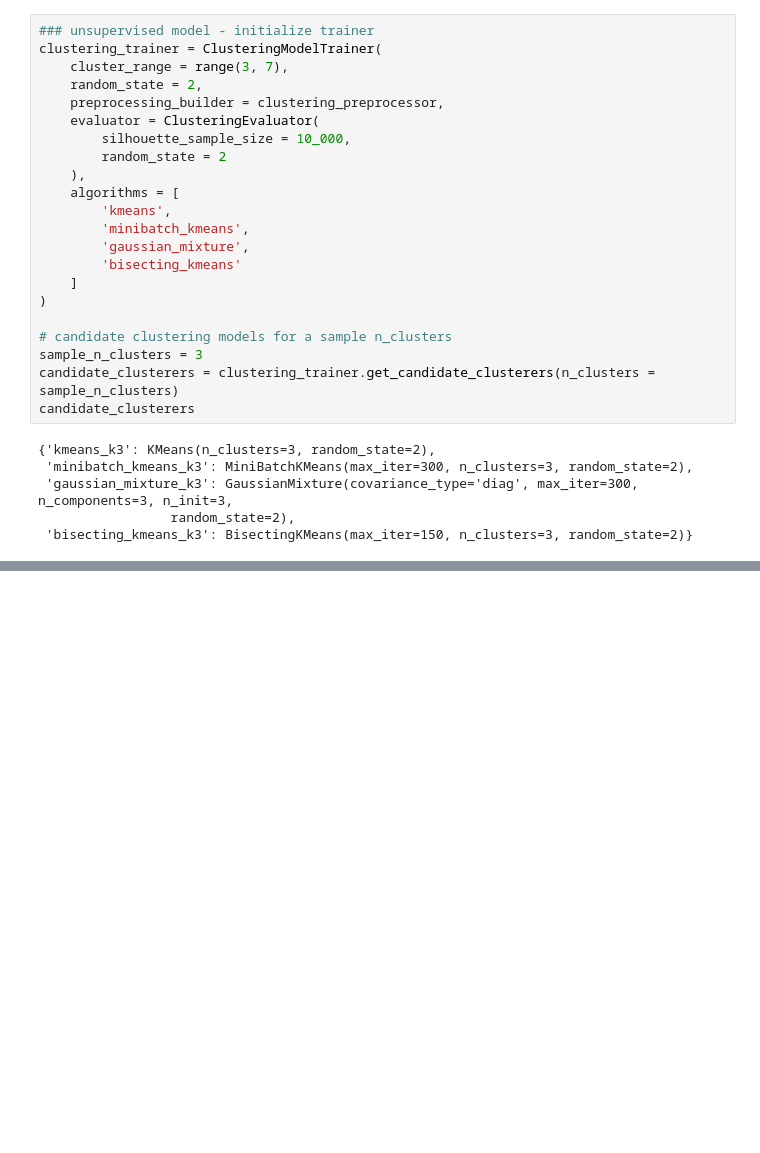
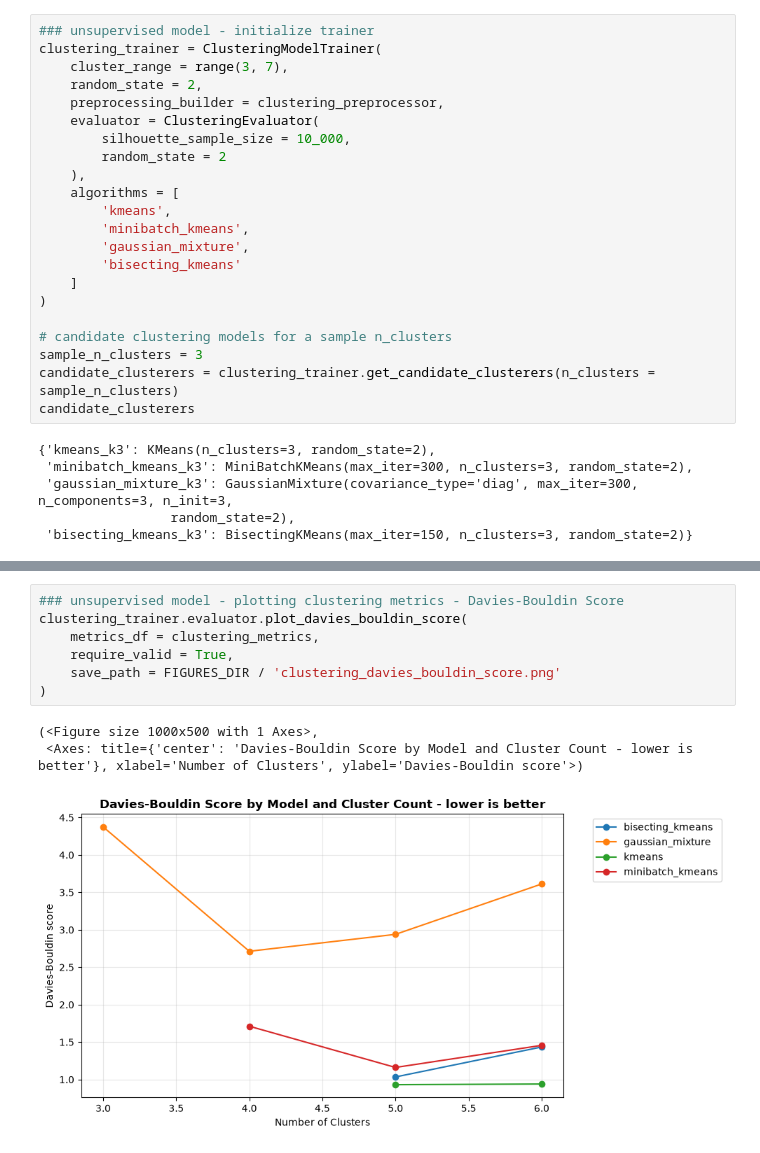
Before and after one commit to gorkemyencak/default-risk-classifier, a Jupyter notebook: notebooks/04_unsupervised_modeling.ipynb, the cells around one changed output, grey strips where cells are left out. Cells and saved outputs as stored; diff of their text form; blank space fills up the shorter version.

```diff
--- a/notebooks/04_unsupervised_modeling.ipynb
+++ b/notebooks/04_unsupervised_modeling.ipynb
@@ -186,0 +252,11 @@ Training bisecting_kmeans_k6
+# %%
+### unsupervised model - plotting clustering metrics - Davies-Bouldin Score
+clustering_trainer.evaluator.plot_davies_bouldin_score(
+    metrics_df = clustering_metrics,
+    require_valid = True,
+    save_path = FIGURES_DIR / 'clustering_davies_bouldin_score.png'
+)
+# %% [output]
+(<Figure size 1000x500 with 1 Axes>,
+ <Axes: title={'center': 'Davies-Bouldin Score by Model and Cluster Count - lower is better'}, xlabel='Number of Clusters', ylabel='Davies-Bouldin score'>)
+[figure, added]
```
Also changed, not shown: parts of 10 cells of this notebook, 26 other files.
